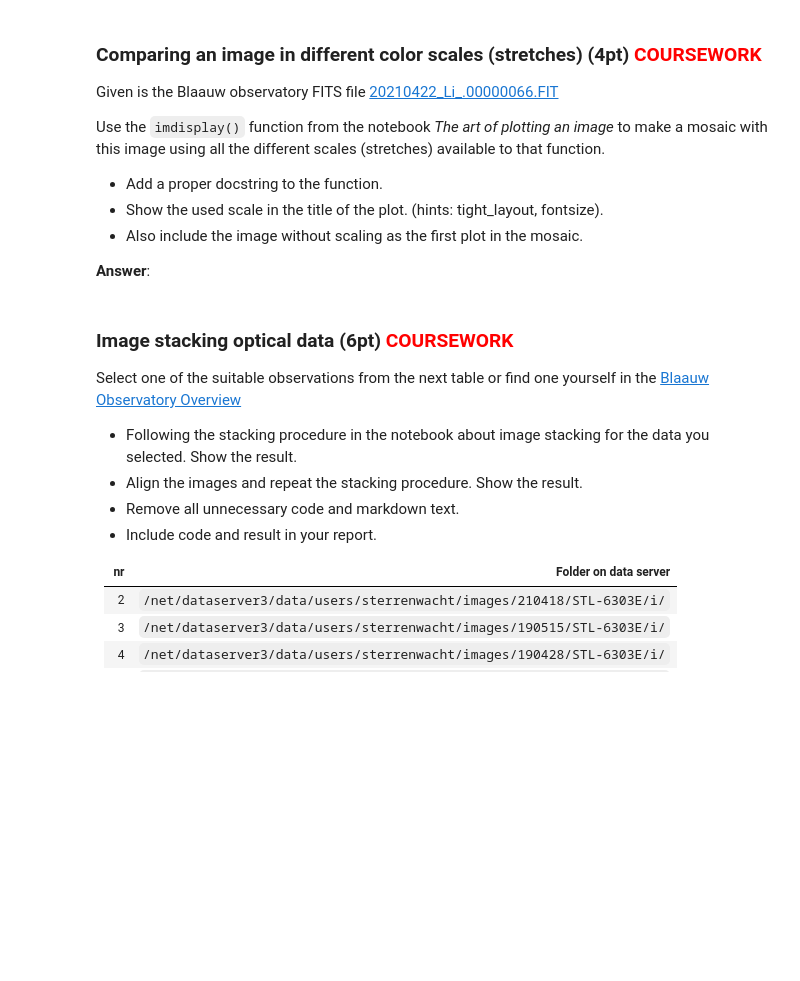
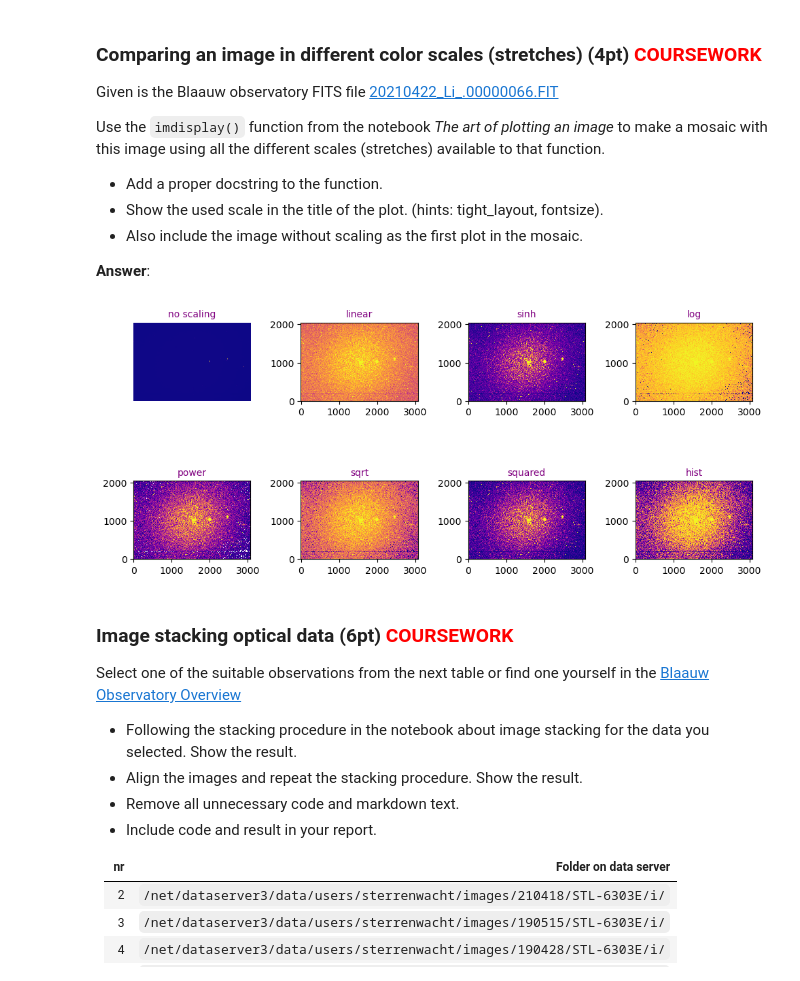
Before and after one commit to mdbakelaar/PROGNUM-repo, a Jupyter notebook: Task6/s6360912_Coursework6.ipynb, the cells around one changed output. Cells and saved outputs as stored; diff of their text form; code cells hidden in the pictures; blank space fills up the shorter version.

```diff
--- a/Task6/s6360912_Coursework6.ipynb
+++ b/Task6/s6360912_Coursework6.ipynb
@@ -378,6 +378,85 @@ Use the `imdisplay()` function from the notebook *The art of plotting an image*
 * Also include the image without scaling as the first plot in the mosaic.
 
 **Answer**:
+# %%
+import matplotlib.pyplot as plt
+import numpy as np
+from astropy.io import fits
+from astropy.visualization import ImageNormalize
+from astropy.visualization import SinhStretch, AsymmetricPercentileInterval, LinearStretch,\
+                                  LogStretch, PowerStretch, SqrtStretch, SquaredStretch,\
+                                  HistEqStretch, ZScaleInterval
+
+
+#copypaste this from the notebook 42: the art of plotting an image
+def imdisplay(data,
+              ax,
+              vmin=None, vmax=None,
+              percentlow=1, percenthigh=99,
+              zscale=False,
+              scale='linear',
+              power=1.5,
+              #making the plots a prettier colour :D
+              cmap='plasma',
+              **kwargs):
+    if zscale:
+        # Always overwrite vmin and vmax
+        interval = ZScaleInterval()
+        vmin, vmax = interval.get_limits(data)
+    if vmin is None or vmax is None:
+        interval = AsymmetricPercentileInterval(percentlow, percenthigh)
+        vmin2, vmax2 = interval.get_limits(data)
+        if vmin is None:
+            vmin = vmin2
+        if vmax is None:
+            vmax = vmax2
+
+    if scale == 'linear':
+        stretch = LinearStretch(slope=0.5, intercept=0.5)
+    if scale == 'sinh':
+        stretch = SinhStretch()
+    if scale == 'log':
+        stretch = LogStretch()
+    if scale == 'power':
+        stretch = PowerStretch(power)
+    if scale == 'sqrt':
+        stretch = SqrtStretch()
+    if scale == 'squared':
+        stretch = SquaredStretch()
+    if scale == 'hist':
+        stretch = HistEqStretch(data)  # Needs argument data and data min, max for vmin, vmax
+        vmin = data.min(); vmax = data.max()
+
+    norm = ImageNormalize(vmin=vmin, vmax=vmax, stretch=stretch)
+    return ax.imshow(data, interpolation='none', origin='lower', norm=norm, cmap=cmap, **kwargs)
+
+#opening the file and getting the data
+hdulist = fits.open("20210422_Li_.00000066.FIT")
+data = hdulist[0].data
+
+#setting up the total figure in a 2x4 so all 8 plots are on there and so we do not have an extra one
+fig, ax = plt.subplots(2, 4, figsize=(10, 5))
+ax = ax.flatten()
+
+#plotting the first one without a scale, and ofcourse making it a prettier colour
+ax[0].imshow(data, origin='lower', cmap='plasma')
+ax[0].set_title('no scaling', fontsize = 10, color = 'purple')
+ax[0].axis('off')
+
+#making a list of all the scales
+scales = ['linear', 'sinh', 'log', 'power', 'sqrt', 'squared', 'hist']
+
+#going through all the different scales and plotting them
+for i, scale in enumerate(scales, start=1):
+    imdisplay(data, ax=ax[i], scale=scale)
+    ax[i].set_title(scale, fontsize = 10, color = 'purple')
+
+
+
+plt.tight_layout()
+plt.show()
+# %% [output]
+[figure, added]
 # %%
 # Leave unaltered
 totalpoints += 4
```
Also changed, not shown: parts of 1 cell of this notebook, 1 other file.
